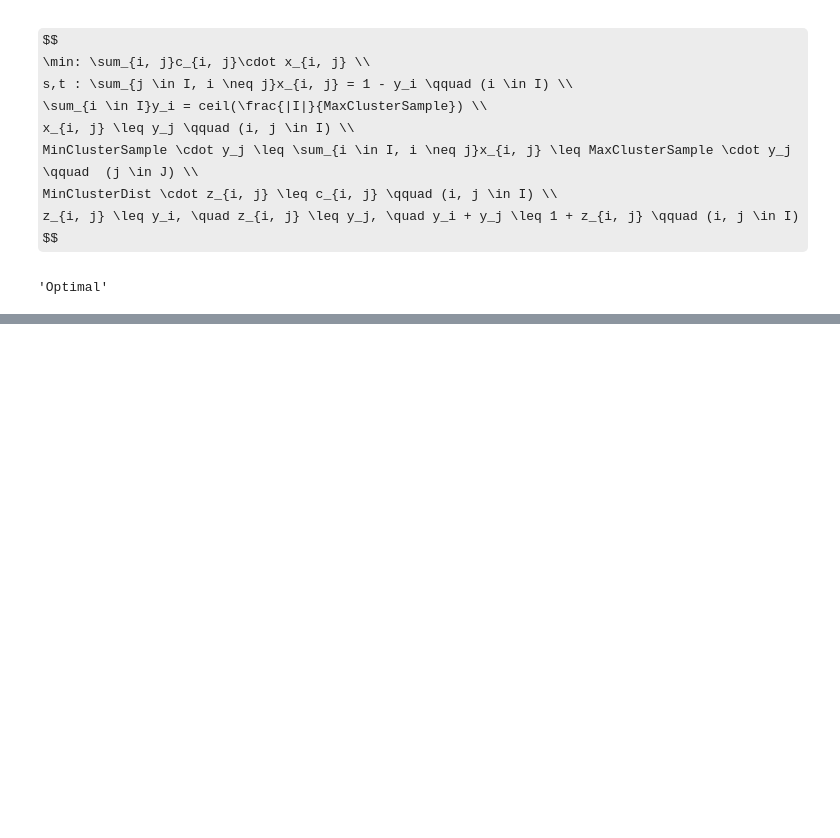
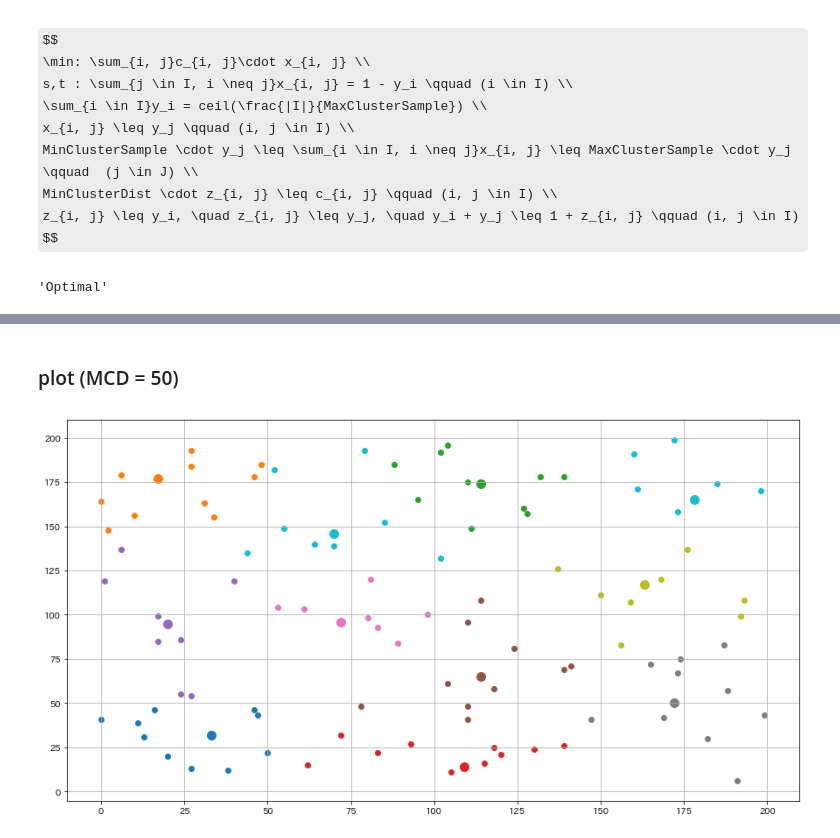
Before and after one commit to sohsugi1108/optimization, a Jupyter notebook: try_optimize_clustering.ipynb, the cells around one changed output, grey strips where cells are left out. Drawn from its saved outputs; the diff is of its cells as text; code cells hidden in the pictures; some formulas as TeX source; blank space fills up the shorter version.

```diff
--- a/try_optimize_clustering.ipynb
+++ b/try_optimize_clustering.ipynb
@@ -221,0 +244,7 @@ for i in list_cluster_id:
+# %% [markdown]
+### plot (MCD = 50)
+# %%
+result = get_optimize_result(list_point_id=list_point_id, pidpid_x_map=pidpid_x_map, pid_coordinate_map=pid_coordinate_map)
+plot_result(result)
+# %% [output]
+[figure, added]
```
Also changed, not shown: parts of 13 cells of this notebook.
